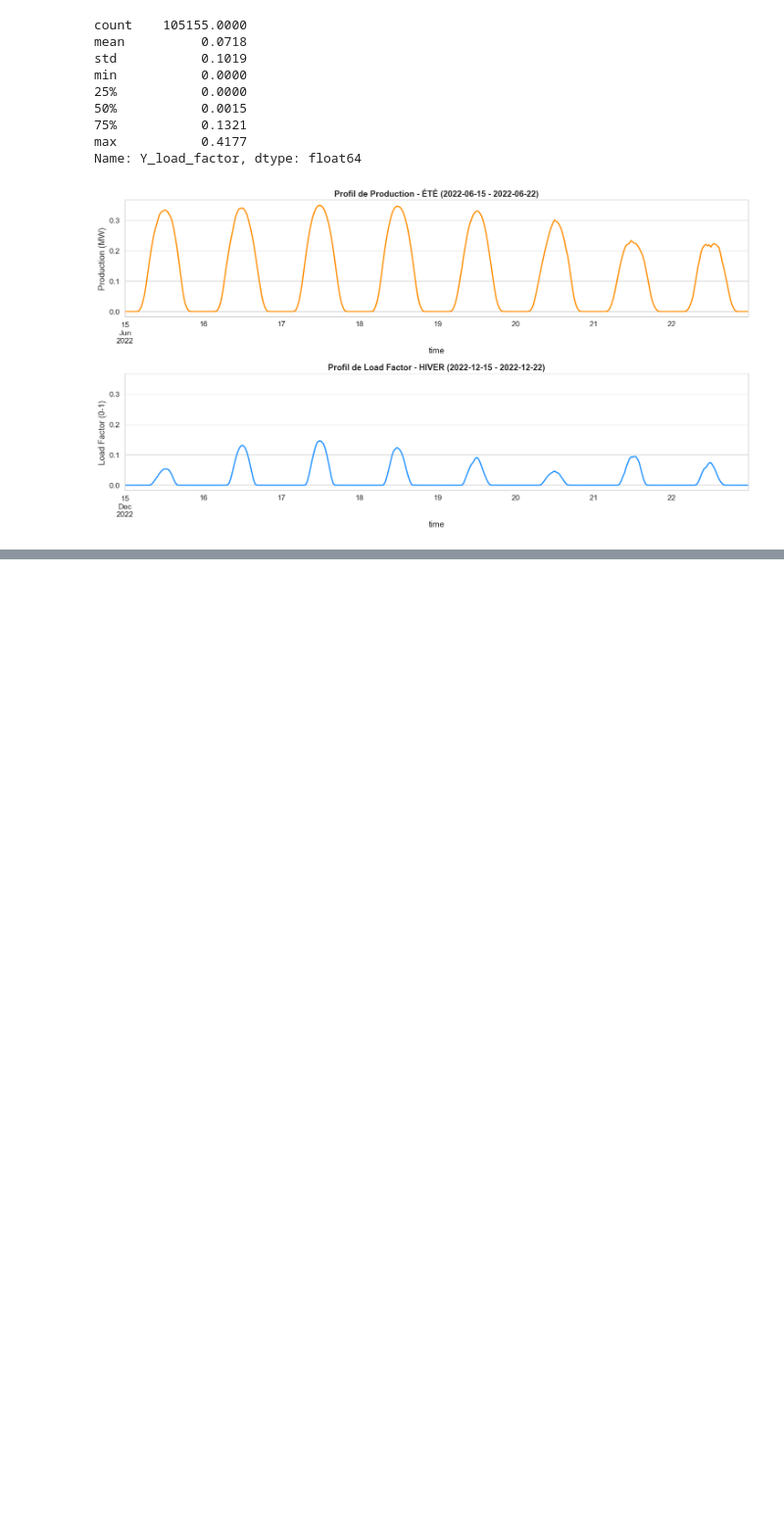
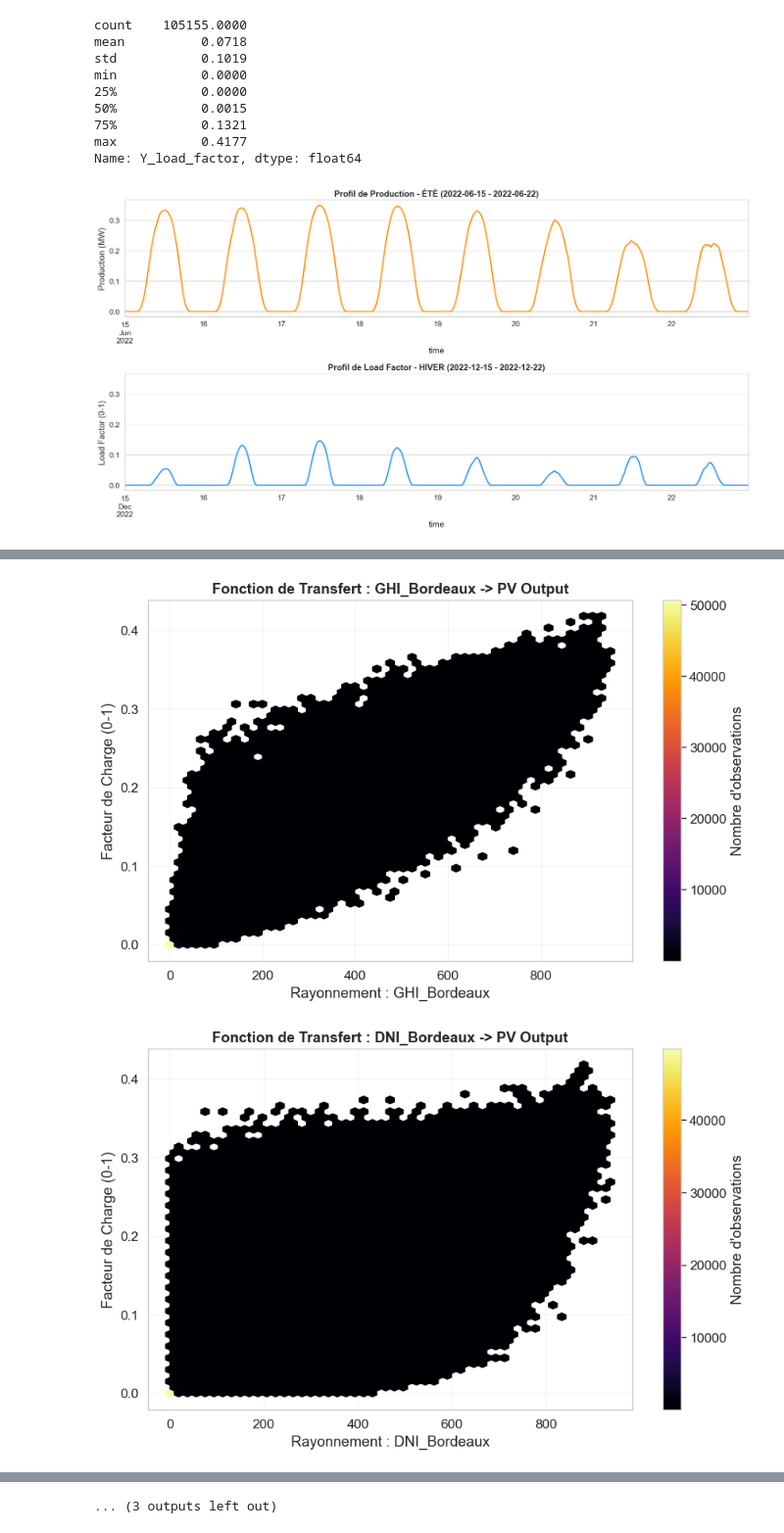
Before and after one commit to IshaghCheikh/PythonProject, a Jupyter notebook: main.ipynb, the cells around one changed output, grey strips where cells are left out. Shown at 98% size. Drawn from its saved outputs; the diff is of its cells as text; code cells hidden in the pictures; blank space fills up the shorter version.

```diff
--- a/main.ipynb
+++ b/main.ipynb
@@ -398,0 +515,31 @@ plt.show()
+# %%
+def plot_radiation_dependency(df, rad_col, target='Y_load_factor'):
+    """
+    Visualise la densité de la relation Input (Radiation) -> Output (Prod)
+    rad_col : Nom de la colonne de rayonnement (ex: 'ssrd', 'GHI', 'rsds')
+    """
+    plt.figure(figsize=(10, 6))
+
+    # Hexbin pour voir la densité des points
+    plt.hexbin(df[rad_col], df[target], gridsize=50, cmap='inferno', mincnt=1)
+
+    plt.colorbar(label='Nombre d\'observations')
+    plt.xlabel(f"Rayonnement : {rad_col}")
+    plt.ylabel("Facteur de Charge (0-1)")
+    plt.title(f"Fonction de Transfert : {rad_col} -> PV Output", fontweight='bold')
+    plt.grid(True, alpha=0.2)
+    plt.show()
+
+# Remplacez 'ssrd' par le nom exact de votre colonne rayonnement (ex: 'sw_down', 'GHI')
+# Si vous ne savez pas, listez df.columns
+if 'df' in locals():
+    # Exemple hypothétique, changez le nom de la variable X
+    rad_cols = [c for c in df.columns if 'dni' in c.lower() or 'dhi' in c.lower() or 'ghi' in c.lower()]
+    if rad_cols:
+        for col in rad_cols:
+            plot_radiation_dependency(df, rad_col=col)
+    else:
+        print("⚠️ Trouvez le nom de votre colonne 'Rayonnement' dans df.columns")
+# %% [output]
+[figure, added]
+[figure, added]
@@ -398,0 +556 @@ plt.show()
+... (3 outputs left out)
```
Also changed, not shown: parts of 12 cells of this notebook.
